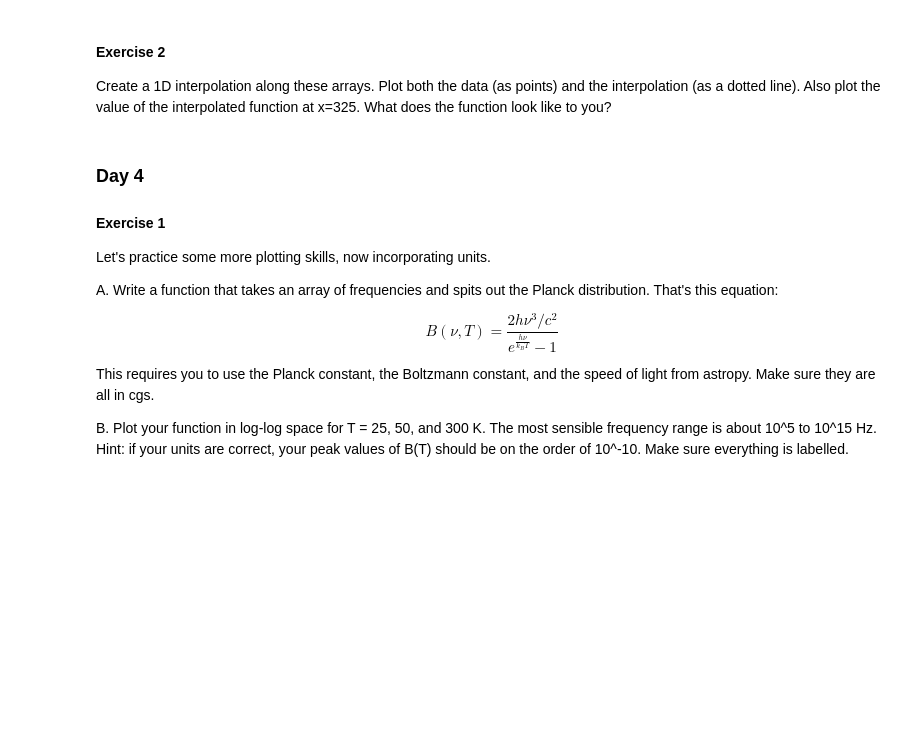
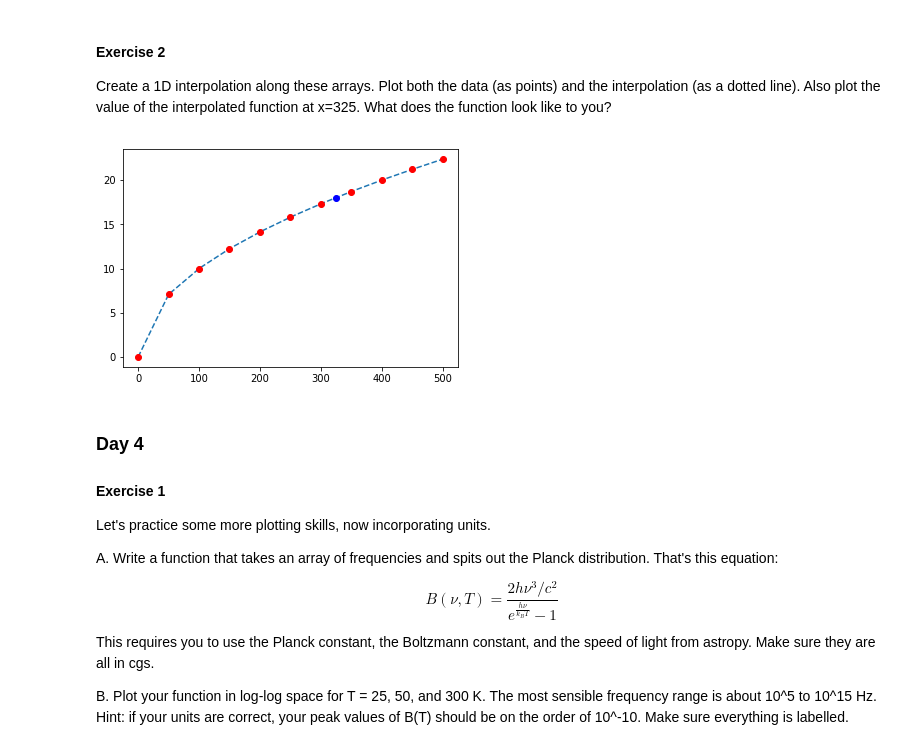
Before and after one commit to UTAustinTAURUS/day-1-exercises-r-husain, a Jupyter notebook: Exercises_Rabia.ipynb, the cells around one changed output. Saved outputs shown, nothing was run; the diff lists cells and outputs as text; code cells hidden in the pictures; blank space fills up the shorter version.

```diff
--- a/Exercises_Rabia.ipynb
+++ b/Exercises_Rabia.ipynb
@@ -136,8 +161,17 @@ Create a 1D interpolation along these arrays. Plot both the data (as points) and
 # %%
 x = np.array([0., 50., 100., 150., 200., 250., 300., 350., 400., 450., 500])
 y = np.array([0., 7.071, 10., 12.247, 14.142, 15.811, 17.321, 18.708, 20., 21.213, 22.361])
 
-# solution here
+interp = interp1d(x, y)
+xnew = np.linspace(0, 500, 1000)
+ynew = interp(xnew)
+
+plt.plot(xnew, ynew, '--')
+plt.plot(x, y, 'or')
+plt.plot(325, interp(325), 'ob')
+plt.show()
+# %% [output]
+[figure, added]
 # %% [markdown]
 ### Day 4
 
```
Also changed, not shown: parts of 3 cells of this notebook.
